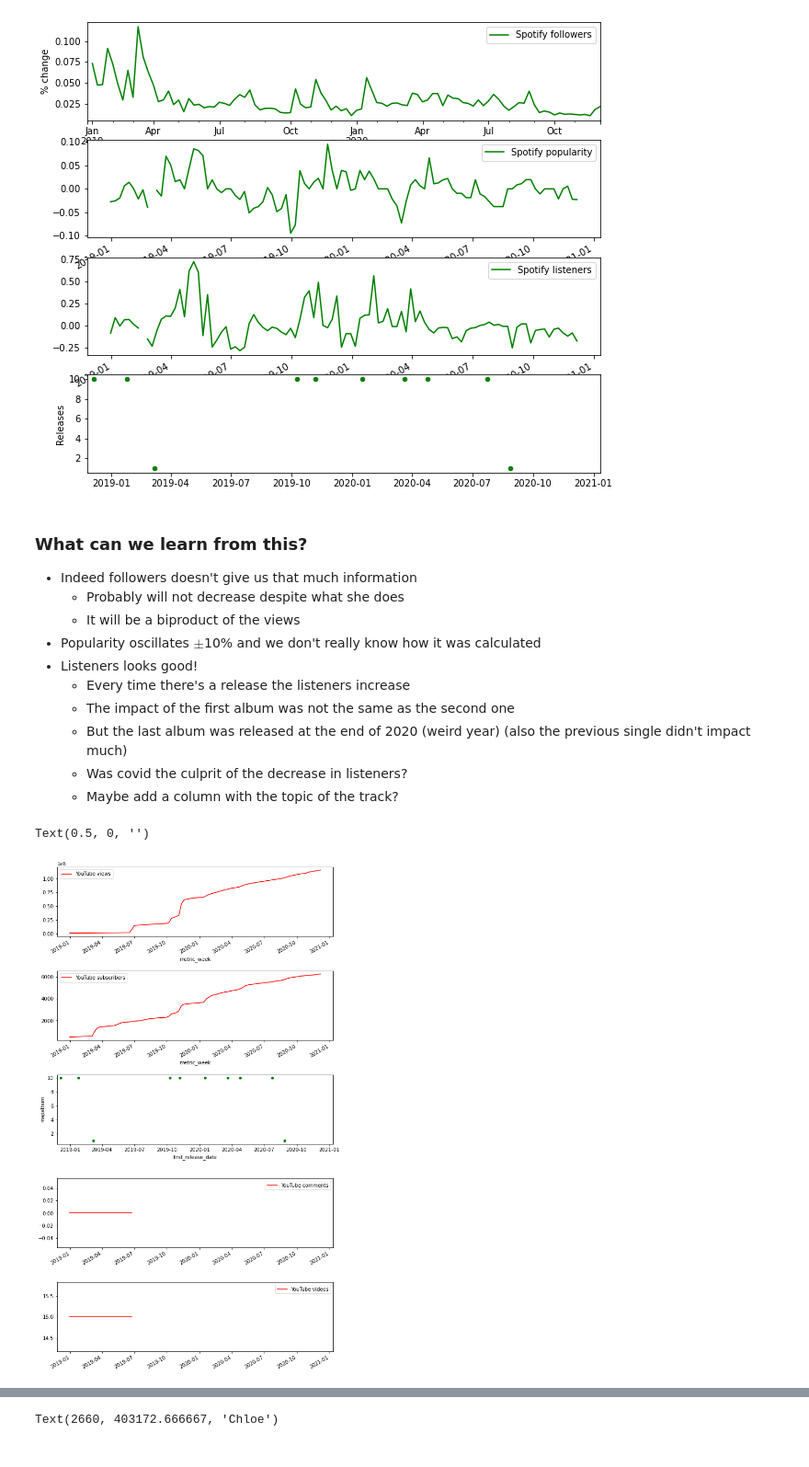
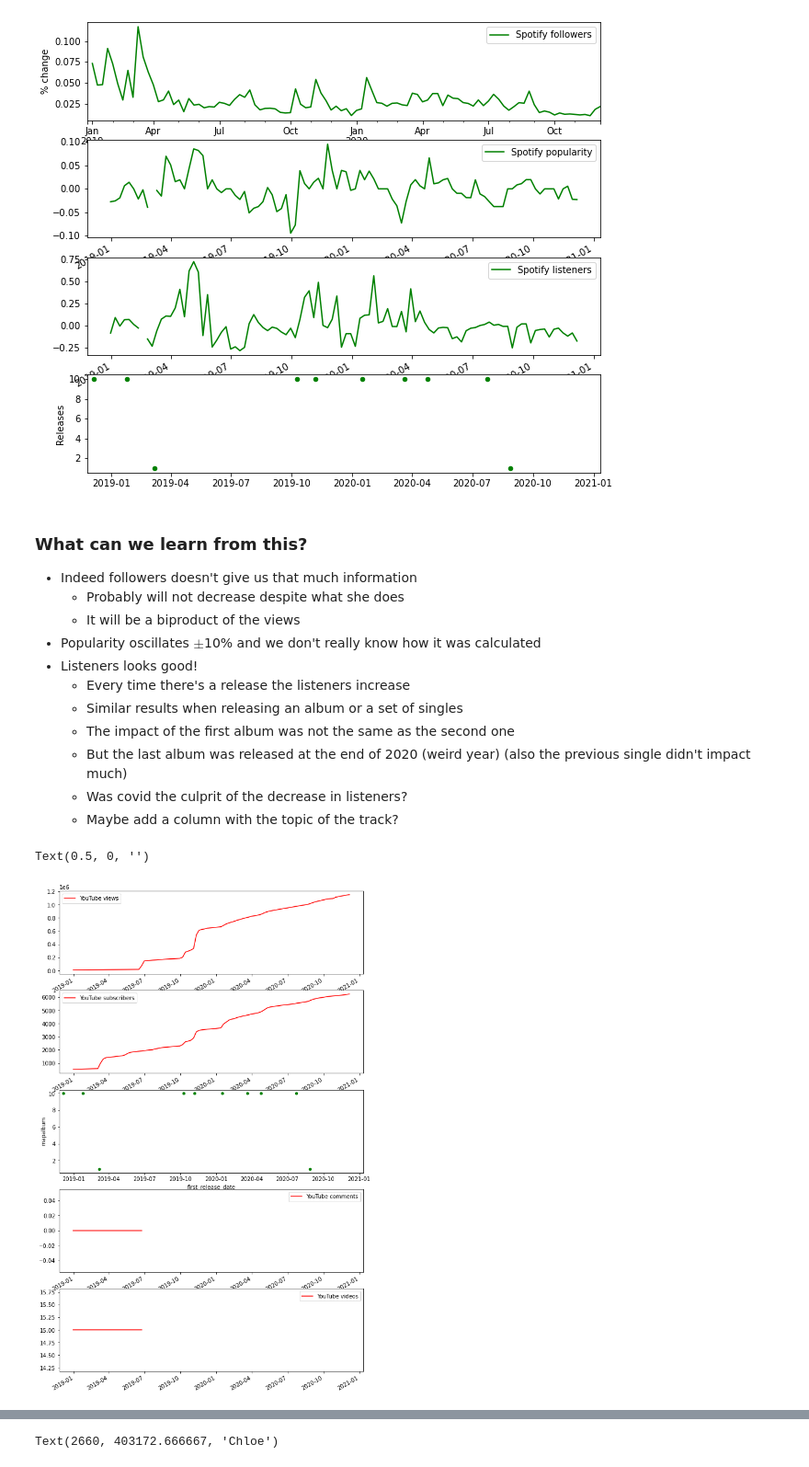
Before and after one commit to josie-josie/data-analyst-snafu, a Jupyter notebook: snafu_case_data_analyst_Josefina.ipynb, the cells around one changed output, grey strips where cells are left out. Shown at 92% size. Cells and saved outputs as stored; diff of their text form; code cells hidden in the pictures.

```diff
--- a/snafu_case_data_analyst_Josefina.ipynb
+++ b/snafu_case_data_analyst_Josefina.ipynb
@@ -134,6 +140,7 @@ See the caveats in the documentation: https://pandas.pydata.org/pandas-docs/stab
 - Popularity oscillates $\pm$10% and we don't really know how it was calculated
 - Listeners looks good!
     - Every time there's a release the listeners increase
+    - Similar results when releasing an album or a set of singles
     - The impact of the first album was not the same as the second one
     - But the last album was released at the end of 2020 (weird year) (also the previous single didn't impact much)
     - Was covid the culprit of the decrease in listeners?
@@ -142,34 +149,34 @@ See the caveats in the documentation: https://pandas.pydata.org/pandas-docs/stab
 #Make some function that checks a release date, looks for the closest metric_week for some metric
 # %%
 fig = plt.figure()
-fig.set_figheight(20)
+fig.set_figheight(18)
 fig.set_figwidth(10)
 ax1 = fig.add_subplot(511)
 ax2 = fig.add_subplot(512)
 ax3 = fig.add_subplot(513)
 ax4 = fig.add_subplot(514)
 ax5 = fig.add_subplot(515)
-fig.subplots_adjust(hspace=.5) #fix x axis for two first plts
+fig.subplots_adjust(hspace=.2) #fix x axis for two first plts
 # Make a dataframe with youtube information
 df_youtube = history_chloe[history_chloe['platform'].str.contains('youtube')]
 yt_info = ["views","subscribers","comments","videos"] #TODO: fetch it from metric using unique
 
 df_youtube[df_youtube['metric'].str.contains(yt_info[0])].plot(ax=ax1, kind='line',x='metric_week',y='value',color='red',label='YouTube '+yt_info[0])
 df_youtube[df_youtube['metric'].str.contains(yt_info[1])].plot(ax=ax2, kind='line',x='metric_week',y='value',color='red',label='YouTube '+yt_info[1])
 df_youtube[df_youtube['metric'].str.contains(yt_info[2])].plot(ax=ax4, kind='line',x='metric_week',y='value',color='red',label='YouTube '+yt_info[2])
 df_youtube[df_youtube['metric'].str.contains(yt_info[3])].plot(ax=ax5, kind='line',x='metric_week',y='value',color='red',label='YouTube '+yt_info[3])
 ax4.set_xlabel('')
 
 releases_chloe.plot(ax=ax3,kind='scatter',x='first_release_date',y='mapalbum',color='green')
 
 #Harmonise x axis range
 ax3.set_xlim(ax2.get_xlim())
 ax4.set_xlim(ax2.get_xlim())
 ax5.set_xlim(ax2.get_xlim())
 ax5.set_xlabel('')
 # %% [output]
 Text(0.5, 0, '')
-[figure, old version]
+[figure, new version]
 # %% [markdown]
 ### Anything new?
 - At first sight, and with the available information youtube metrics don't show any particular behaviour different than what is expected
```
Also changed, not shown: parts of 5 cells of this notebook.
